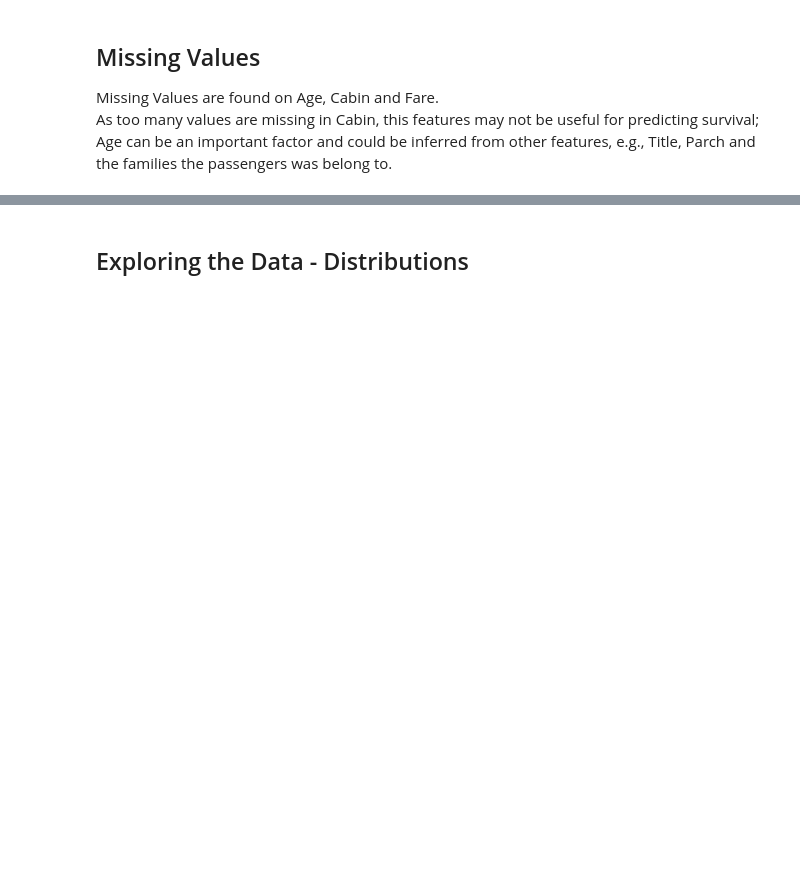
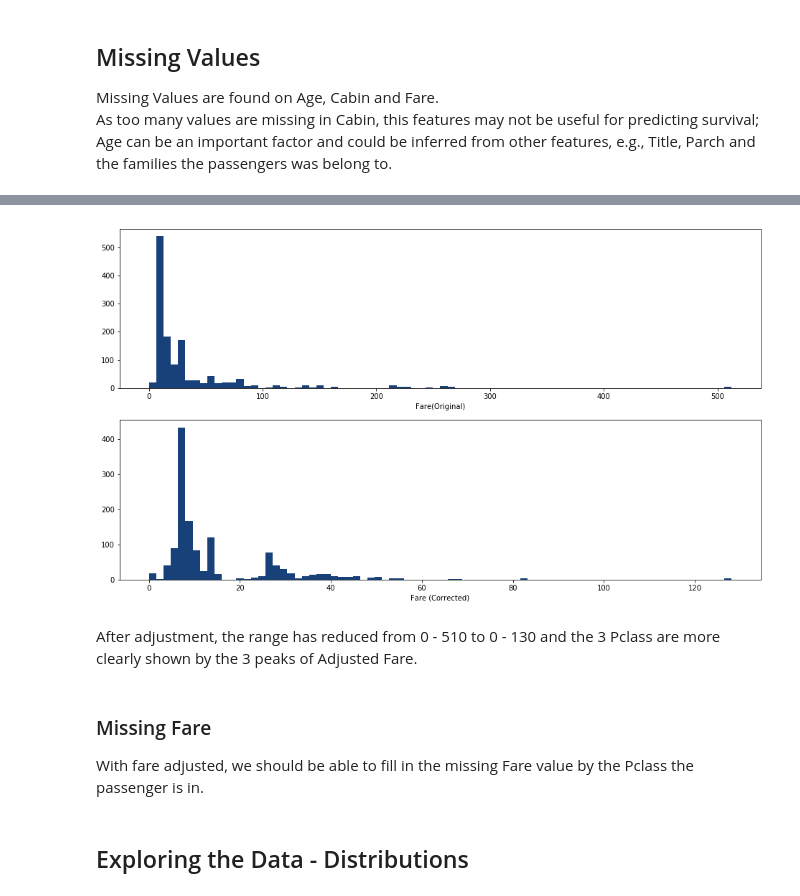
Before and after one commit to GeoffW41/Kaggle-titanic, a Jupyter notebook: titanic.ipynb, the cells around one changed output, grey strips where cells are left out. Saved outputs shown, nothing was run; the diff lists cells and outputs as text; code cells hidden in the pictures; blank space fills up the shorter version.

```diff
--- a/titanic.ipynb
+++ b/titanic.ipynb
@@ -40,0 +128,9 @@ display(full.isnull().sum())
+# %%
+def parse_Cabin (cabin):
+    if type(cabin) == str:
+        m = re.search(r'([A-Z])+', cabin)
+        return m.group(1)
+    else:
+        return 'X'
+
+full['Cabin_short'] = full['Cabin'].map(parse_Cabin)
@@ -40,0 +140,23 @@ display(full.isnull().sum())
+# %%
+# Fare Adjustment
+fare_original = full['Fare'].copy()
+
+dict_ticket_size = dict(full.groupby('Ticket').Fare.count())
+ticket_size = full['Ticket'].map(dict_ticket_size)
+full['Fare'] = full.Fare/ticket_size
+
+
+# Plot Fare Adjustment
+fig, (ax0, ax1) = plt.subplots(2)
+ax0.hist(fare_original.dropna(), bins=80);
+ax0.set_xlabel('Fare(Original)')
+
+ax1.hist(full['Fare'].dropna(), bins=80);
+ax1.set_xlabel('Fare (Corrected)');
+# %% [output]
+[figure, added]
+# %% [markdown]
+After adjustment, the range has reduced from 0 - 510 to 0 - 130 and the 3 Pclass are more clearly shown by the 3 peaks of Adjusted Fare.
+# %% [markdown]
+### Missing Fare
+With fare adjusted, we should be able to fill in the missing Fare value by the Pclass the passenger is in.
```
Also changed, not shown: parts of 88 cells of this notebook.
